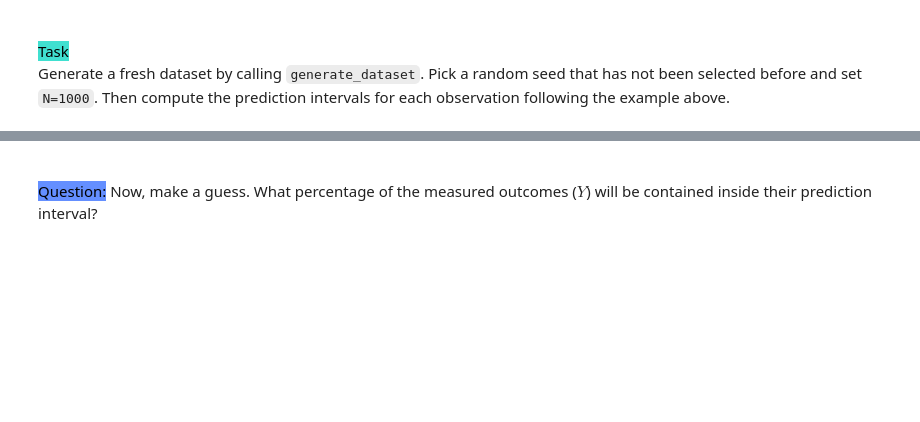
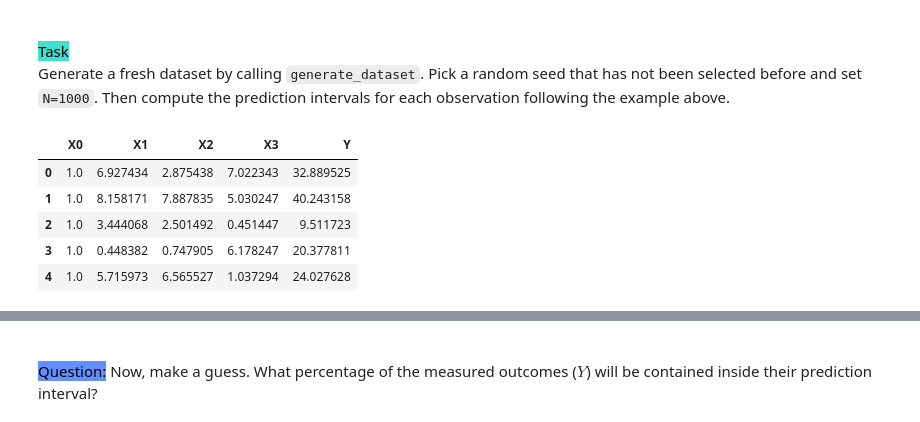
Before and after one commit to causalchamber/potsdam-25-ml-theory-to-practice, a Jupyter notebook: project_11/project_11_linear_models_synthetic.ipynb, the cells around one changed output, grey strips where cells are left out. Saved outputs shown, nothing was run; the diff lists cells and outputs as text; code cells hidden in the pictures; blank space fills up the shorter version.

```diff
--- a/project_11/project_11_linear_models_synthetic.ipynb
+++ b/project_11/project_11_linear_models_synthetic.ipynb
@@ -494,4 +492,14 @@ The limits of the prediction interval are given by `obs_ci_lower` and `obs_ci_up
 
 Generate a fresh dataset by calling `generate_dataset`. Pick a random seed that has not been selected before and set `N=1000`. Then compute the prediction intervals for each observation following the example above.
 # %%
+# Generate fresh data and prepare X vector
 fresh_data = generate_dataset(N=1000, seed=15)
+new_covariates = fresh_data[['X0','X1', 'X2', 'X3']]
+fresh_data.head()
+# %% [output]
+|  | X0 | X1 | X2 | X3 | Y |
+| 0 | 1.0 | 6.927434 | 2.875438 | 7.022343 | 32.889525 |
+| 1 | 1.0 | 8.158171 | 7.887835 | 5.030247 | 40.243158 |
+| 2 | 1.0 | 3.444068 | 2.501492 | 0.451447 | 9.511723 |
+| 3 | 1.0 | 0.448382 | 0.747905 | 6.178247 | 20.377811 |
+| 4 | 1.0 | 5.715973 | 6.565527 | 1.037294 | 24.027628 |
```
Also changed, not shown: parts of 8 cells of this notebook.
